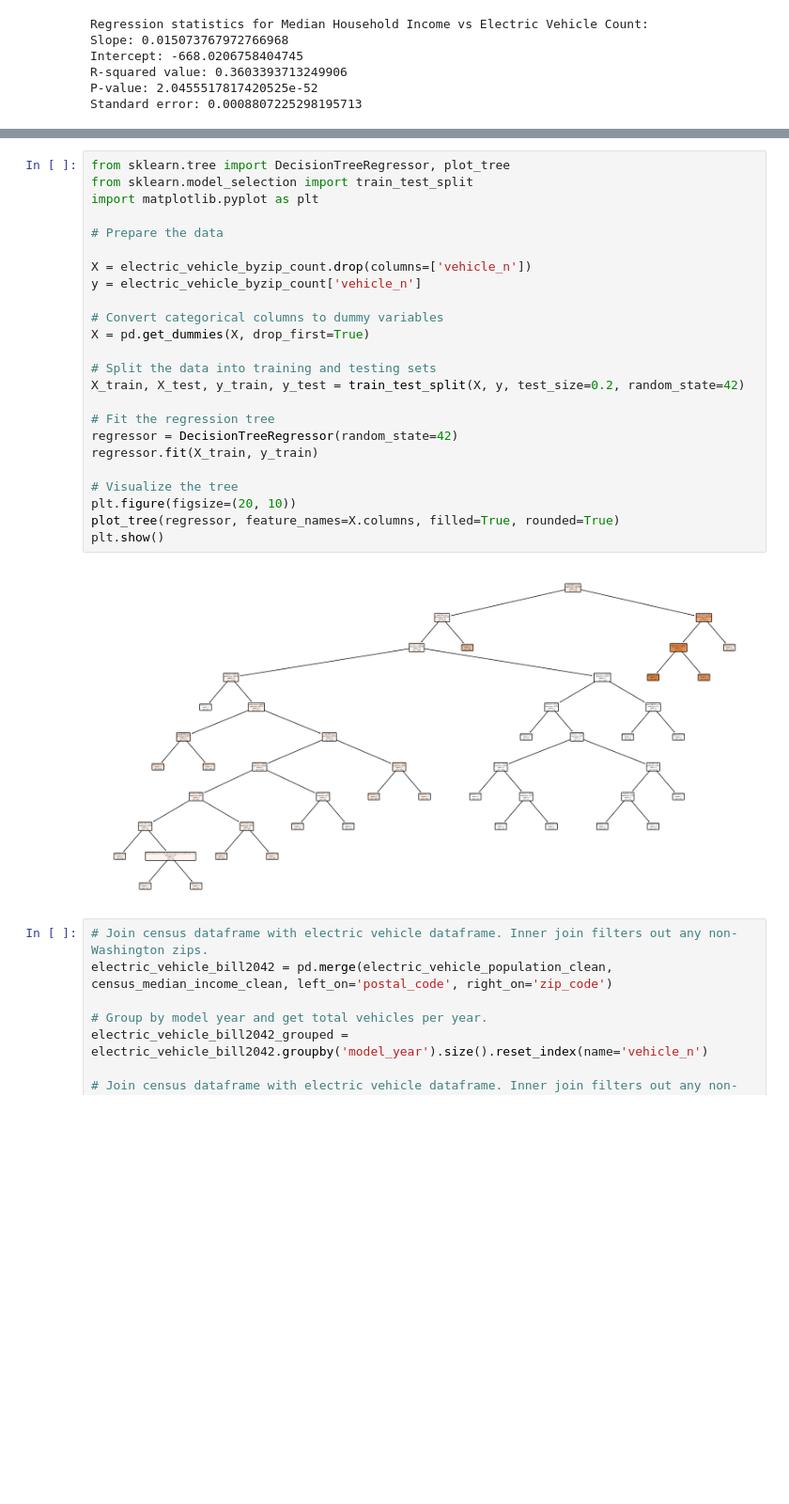
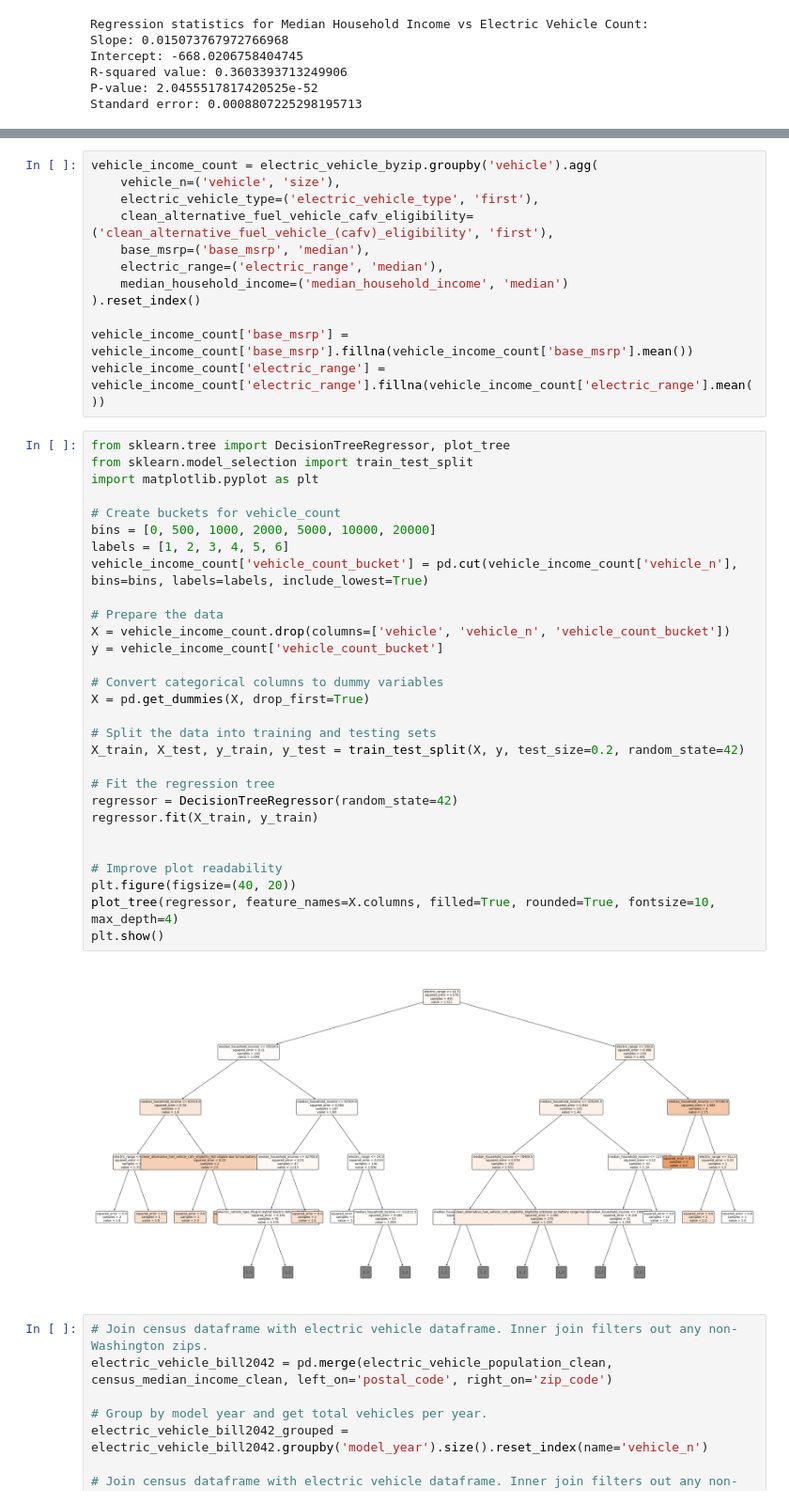
Before and after one commit to faufreiter/dds_ev_analysis, a Jupyter notebook: analysis.ipynb, the cells around one changed output, grey strips where cells are left out. Shown at 94% size. Saved outputs shown, nothing was run; the diff lists cells and outputs as text; blank space fills up the shorter version.

Commit message:
update tree and time analysis.

```diff
--- a/analysis.ipynb
+++ b/analysis.ipynb
@@ -328,29 +277,46 @@ electric_vehicle_byzip_count
+# %%
+vehicle_income_count = electric_vehicle_byzip.groupby('vehicle').agg(
+    vehicle_n=('vehicle', 'size'),
+    electric_vehicle_type=('electric_vehicle_type', 'first'),
+    clean_alternative_fuel_vehicle_cafv_eligibility=('clean_alternative_fuel_vehicle_(cafv)_eligibility', 'first'),
+    base_msrp=('base_msrp', 'median'),
+    electric_range=('electric_range', 'median'),
+    median_household_income=('median_household_income', 'median')
+).reset_index()
+
+vehicle_income_count['base_msrp'] = vehicle_income_count['base_msrp'].fillna(vehicle_income_count['base_msrp'].mean())
+vehicle_income_count['electric_range'] = vehicle_income_count['electric_range'].fillna(vehicle_income_count['electric_range'].mean())
 # %%
 from sklearn.tree import DecisionTreeRegressor, plot_tree
 from sklearn.model_selection import train_test_split
 import matplotlib.pyplot as plt
 
+# Create buckets for vehicle_count
+bins = [0, 500, 1000, 2000, 5000, 10000, 20000]
+labels = [1, 2, 3, 4, 5, 6]
+vehicle_income_count['vehicle_count_bucket'] = pd.cut(vehicle_income_count['vehicle_n'], bins=bins, labels=labels, include_lowest=True)
+
 # Prepare the data
-
-X = electric_vehicle_byzip_count.drop(columns=['vehicle_n'])
-y = electric_vehicle_byzip_count['vehicle_n']
+X = vehicle_income_count.drop(columns=['vehicle', 'vehicle_n', 'vehicle_count_bucket'])
+y = vehicle_income_count['vehicle_count_bucket']
 
 # Convert categorical columns to dummy variables
 X = pd.get_dummies(X, drop_first=True)
 
 # Split the data into training and testing sets
 X_train, X_test, y_train, y_test = train_test_split(X, y, test_size=0.2, random_state=42)
 
 # Fit the regression tree
 regressor = DecisionTreeRegressor(random_state=42)
 regressor.fit(X_train, y_train)
 
-# Visualize the tree
-plt.figure(figsize=(20, 10))
-plot_tree(regressor, feature_names=X.columns, filled=True, rounded=True)
+
+# Improve plot readability
+plt.figure(figsize=(40, 20))
+plot_tree(regressor, feature_names=X.columns, filled=True, rounded=True, fontsize=10, max_depth=4)
 plt.show()
 # %% [output]
-[figure, old version]
+[figure, new version]
 # %%
 # Join census dataframe with electric vehicle dataframe. Inner join filters out any non-Washington zips.
 electric_vehicle_bill2042 = pd.merge(electric_vehicle_population_clean, census_median_income_clean, left_on='postal_code', right_on='zip_code')
```
Also changed, not shown: parts of 11 cells of this notebook.
